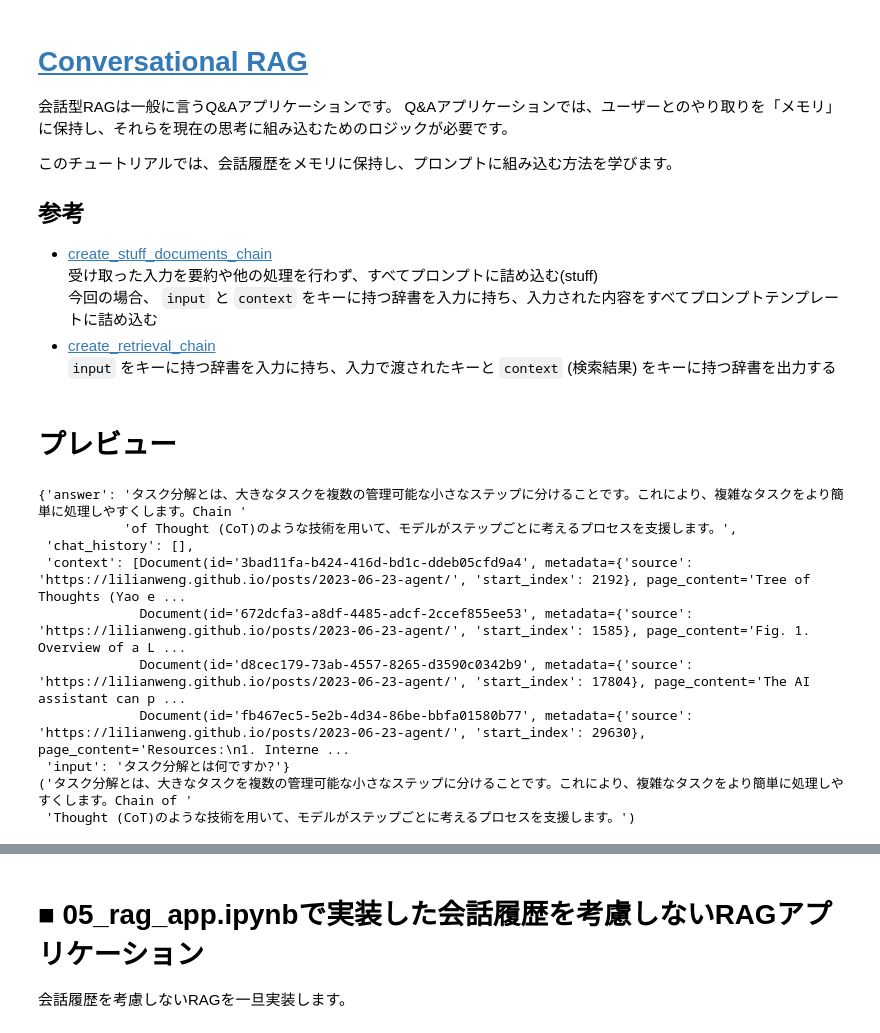
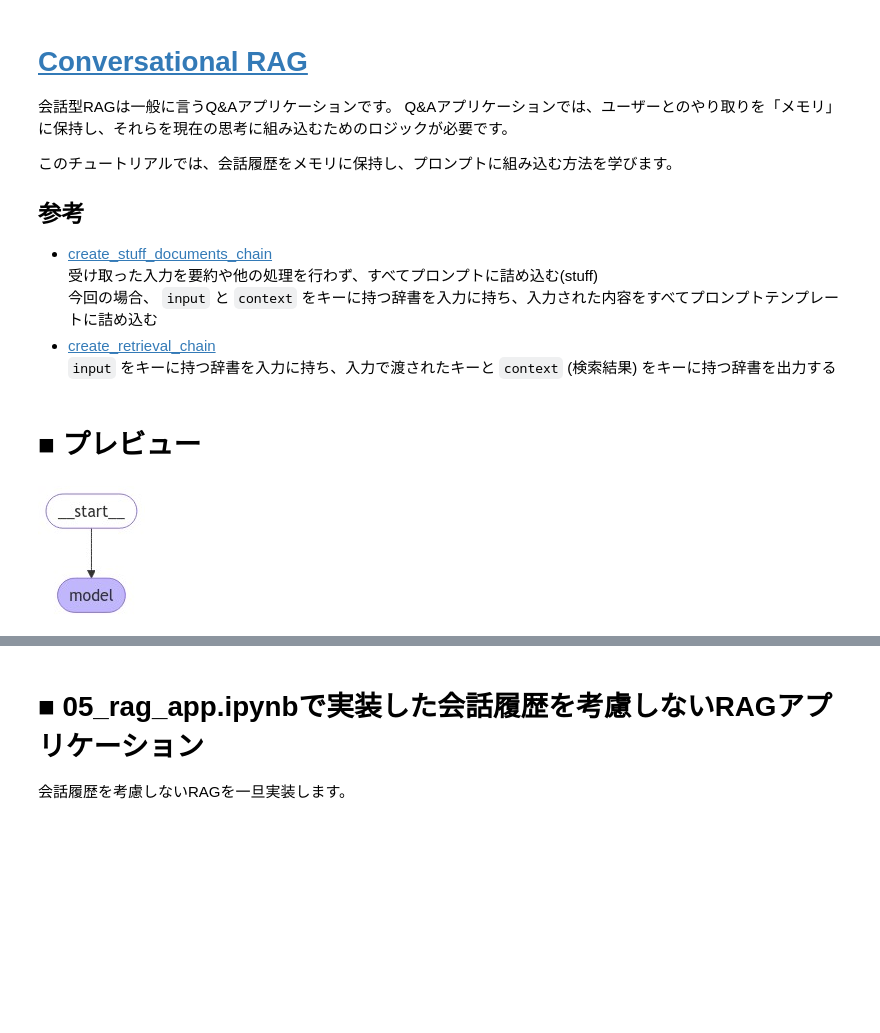
Before and after one commit to ng3rdstmadgke/llm-work, a Jupyter notebook: notebook/langchain-tutorial/06_conversational_rag_app.ipynb, the cells around one changed output, grey strips where cells are left out. Saved outputs shown, nothing was run; the diff lists cells and outputs as text; code cells hidden in the pictures; blank space fills up the shorter version.

Commit message:
langgraph導入

```diff
--- a/notebook/langchain-tutorial/06_conversational_rag_app.ipynb
+++ b/notebook/langchain-tutorial/06_conversational_rag_app.ipynb
@@ -15,15 +15,17 @@ Q&Aアプリケーションでは、ユーザーとのやり取りを「メモ
 - [create_retrieval_chain](https://python.langchain.com/api_reference/langchain/chains/langchain.chains.retrieval.create_retrieval_chain.html)
 `input` をキーに持つ辞書を入力に持ち、入力で渡されたキーと `context` (検索結果) をキーに持つ辞書を出力する
 # %% [markdown]
-# プレビュー
+# ■ プレビュー
 # %%
 import os
 os.environ["USER_AGENT"] = "Mozilla/5.0 (Windows NT 10.0; Win64; x64) AppleWebKit/537.36 (KHTML, like Gecko) Chrome/130.0.0.0 Safari/537.36"
 
-from typing import List
+from typing import List, Sequence
+from typing_extensions import TypedDict, Annotated
+from IPython.display import Image, display
+import bs4
 from langchain_core.documents import Document
 from langchain_core.runnables import Runnable
-import bs4
 from langchain.chains import create_retrieval_chain, create_history_aware_retriever
 from langchain.chains.combine_documents import create_stuff_documents_chain
 from langchain_community.document_loaders import WebBaseLoader
@@ -33,6 +35,11 @@ from langchain_openai import ChatOpenAI, OpenAIEmbeddings
 from langchain_text_splitters import RecursiveCharacterTextSplitter
 from langchain_core.runnables import RunnablePassthrough
 from langchain_core.output_parsers import StrOutputParser
+from langchain_core.messages import BaseMessage, HumanMessage, AIMessage
+from langgraph.checkpoint.memory import MemorySaver
+from langgraph.graph import START, StateGraph
+from langgraph.graph.message import add_messages
+from langchain_core.runnables import RunnableConfig
 
 # モデル
 llm = ChatOpenAI(model="gpt-4o")
@@ -78,58 +85,63 @@ contextualize_q_prompt = ChatPromptTemplate.from_messages([
     HumanMessagePromptTemplate.from_template("{input}"),
 ])
 
 # クエリ(input: str) と 会話履歴(chat_history: List[BaseMessage]) からクエリを作成して、Retrieverで検索するチェイン
 history_aware_retriever = create_history_aware_retriever(llm, retriever, contextualize_q_prompt)
 
 
 #
 # 3. Retrieverを質問応答のチェインに組み込む
 #
 
 system_template = """
 あなたは質問応答のアシスタントです。
 質問に答えるために、検索された文脈の以下の部分を使用してください。
 答えがわからない場合は、わからないと答えましょう。
 回答は3文以内で簡潔に。
 
 
 {context}
 """
 
 qa_prompt = ChatPromptTemplate([
     SystemMessagePromptTemplate.from_template(system_template),
     MessagesPlaceholder("chat_history"),
     HumanMessagePromptTemplate.from_template("{input}")
 ])
 
 question_answer_chain = create_stuff_documents_chain(llm=llm, prompt=qa_prompt, output_parser=StrOutputParser())
 
 rag_chain = create_retrieval_chain(retriever=history_aware_retriever, combine_docs_chain=question_answer_chain)
+
+#
+# 4. LangGraphで会話履歴を自動更新
+#
+
+class State(TypedDict):
+    input: str
+    chat_history: Annotated[List[BaseMessage], add_messages]
+    context: str
+    answer: str
+
+def call_model(state: State, config: RunnableConfig):
+    result = rag_chain.invoke(state)
+    return {
+        "chat_history": [
+            HumanMessage(content=state["input"]),
+            AIMessage(content=result["answer"])
+        ],
+        "context": result["context"],
+        "answer": result["answer"],
+    }
+
+workflow = StateGraph(state_schema=State)
+workflow.add_node("model", call_model)
+workflow.add_edge(START, "model")
+
+memory = MemorySaver()
+app = workflow.compile(checkpointer=memory)
+
+# mermaidでグラフを可視化してPNG形式で出力
+display(Image(app.get_graph().draw_mermaid_png()))
+# %% [output]
+[figure, added]
-# %%
-from pprint import pprint
-from langchain_core.messages import AIMessage, HumanMessage
-
-chat_history = []
-
-# クエリをRetrieverで検索
-question_01 = "タスク分解とは何ですか?"
-response = rag_chain.invoke({"input": question_01, "chat_history": chat_history})
-pprint(response)
-pprint(response["answer"])
-
-# 会話履歴を更新
-chat_history.extend([
-    HumanMessage(content=question_01),
-    AIMessage(content=response["answer"])
-])
-# %% [output]
-{'answer': 'タスク分解とは、大きなタスクを複数の管理可能な小さなステップに分けることです。これにより、複雑なタスクをより簡単に処理しやすくします。Chain '
-           'of Thought (CoT)のような技術を用いて、モデルがステップごとに考えるプロセスを支援します。',
- 'chat_history': [],
- 'context': [Document(id='3bad11fa-b424-416d-bd1c-ddeb05cfd9a4', metadata={'source': 'https://lilianweng.github.io/posts/2023-06-23-agent/', 'start_index': 2192}, page_content='Tree of Thoughts (Yao e ...
-             Document(id='672dcfa3-a8df-4485-adcf-2ccef855ee53', metadata={'source': 'https://lilianweng.github.io/posts/2023-06-23-agent/', 'start_index': 1585}, page_content='Fig. 1. Overview of a L ...
-             Document(id='d8cec179-73ab-4557-8265-d3590c0342b9', metadata={'source': 'https://lilianweng.github.io/posts/2023-06-23-agent/', 'start_index': 17804}, page_content='The AI assistant can p ...
-             Document(id='fb467ec5-5e2b-4d34-86be-bbfa01580b77', metadata={'source': 'https://lilianweng.github.io/posts/2023-06-23-agent/', 'start_index': 29630}, page_content='Resources:\n1. Interne ...
- 'input': 'タスク分解とは何ですか?'}
-('タスク分解とは、大きなタスクを複数の管理可能な小さなステップに分けることです。これにより、複雑なタスクをより簡単に処理しやすくします。Chain of '
- 'Thought (CoT)のような技術を用いて、モデルがステップごとに考えるプロセスを支援します。')
```
Also changed, not shown: parts of 17 cells of this notebook.
